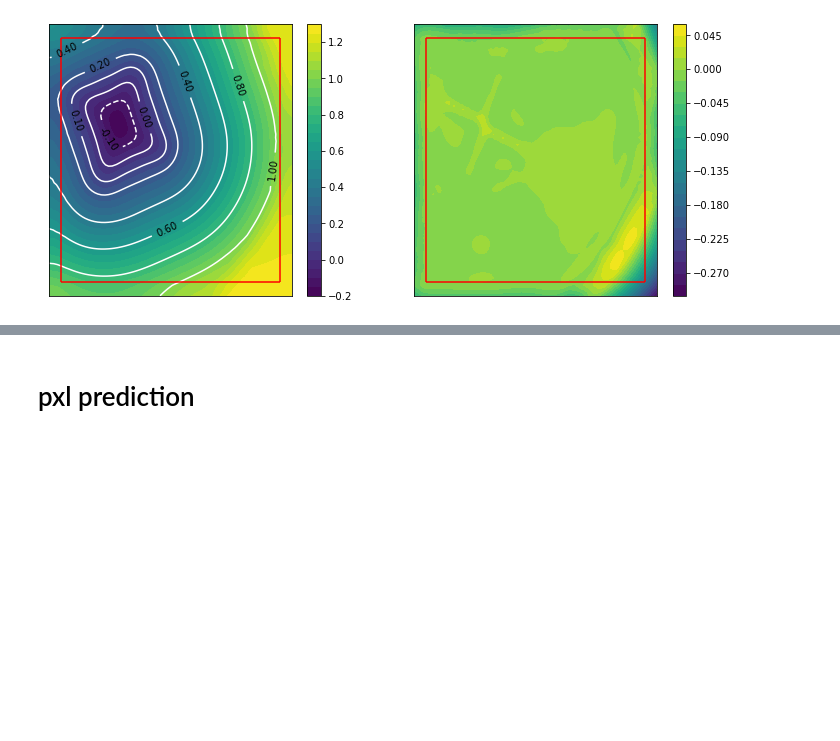
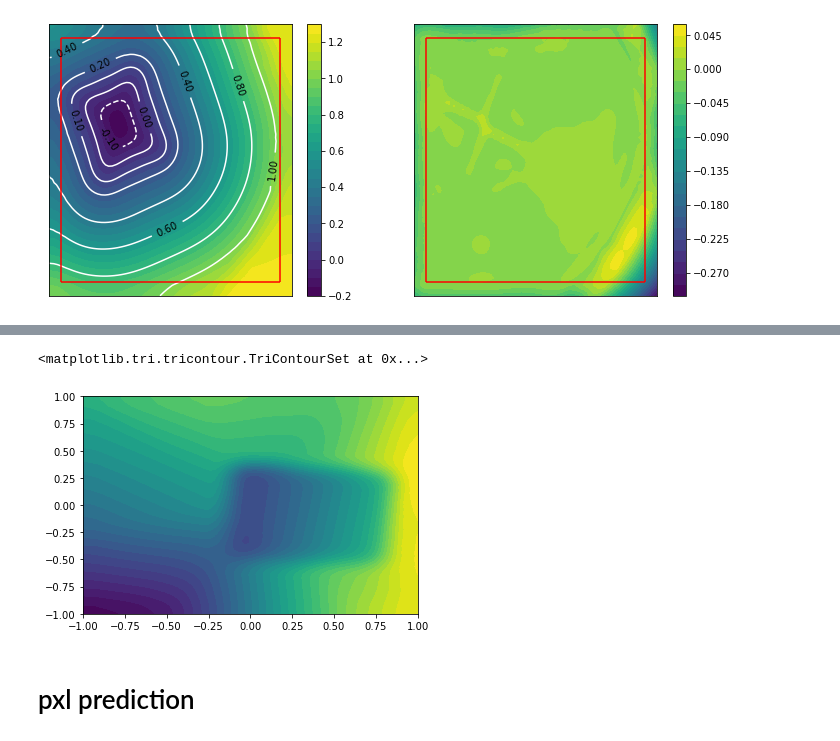
Before and after one commit to amaleki2/sdf-predict-graph, a Jupyter notebook: runs.ipynb, the cells around one changed output, grey strips where cells are left out. Drawn from its saved outputs; the diff is of its cells as text; code cells hidden in the pictures; blank space fills up the shorter version.

```diff
--- a/runs.ipynb
+++ b/runs.ipynb
@@ -80,3 +132,8 @@ plot_results_diff(model, train_data, border=0.1, ndata=10, levels=[-0.2, -0.1, 0
+# %%
+plot_mesh(mesh, vals=pred3[:, 30])
+# %% [output]
+<matplotlib.tri.tricontour.TriContourSet at 0x...>
+[figure, added]
 # %% [markdown]
 # pxl prediction
 # %%
```
Also changed, not shown: parts of 16 cells of this notebook, 5 other files.
